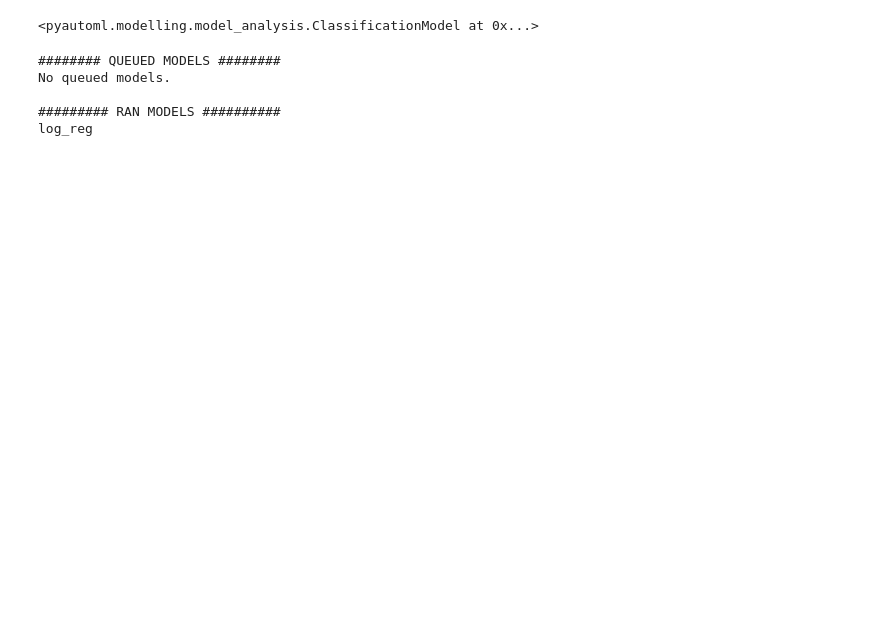
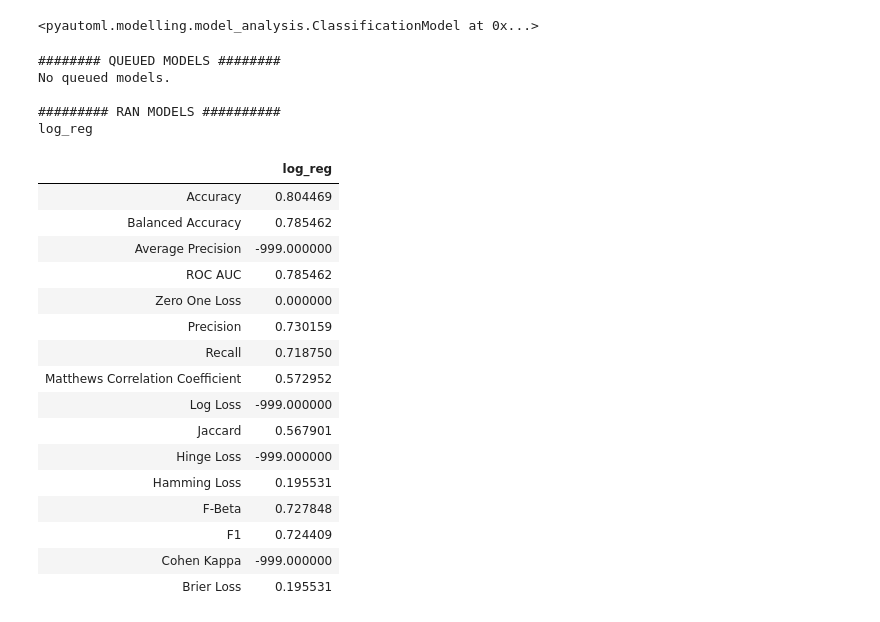
Before and after one commit to Ashton-Sidhu/aethos, a Jupyter notebook: examples/PyautoML Titanic.ipynb, the cells around one changed output. Saved outputs shown, nothing was run; the diff lists cells and outputs as text; code cells hidden in the pictures; blank space fills up the shorter version.

```diff
--- a/examples/PyautoML Titanic.ipynb
+++ b/examples/PyautoML Titanic.ipynb
@@ -307,6 +295,26 @@ No queued models.
 
 ######### RAN MODELS ##########
 log_reg
+# %%
+model.log_reg.metrics()
+# %% [output]
+|  | log_reg |
+| Accuracy | 0.804469 |
+| Balanced Accuracy | 0.785462 |
+| Average Precision | -999.000000 |
+| ROC AUC | 0.785462 |
+| Zero One Loss | 0.000000 |
+| Precision | 0.730159 |
+| Recall | 0.718750 |
+| Matthews Correlation Coefficient | 0.572952 |
+| Log Loss | -999.000000 |
+| Jaccard | 0.567901 |
+| Hinge Loss | -999.000000 |
+| Hamming Loss | 0.195531 |
+| F-Beta | 0.727848 |
+| F1 | 0.724409 |
+| Cohen Kappa | -999.000000 |
+| Brier Loss | 0.195531 |
 # %%
 model.log_reg.confusion_matrix(hide_counts=False)
 # %% [output]
```
Also changed, not shown: parts of 7 cells of this notebook, 1 other file.
